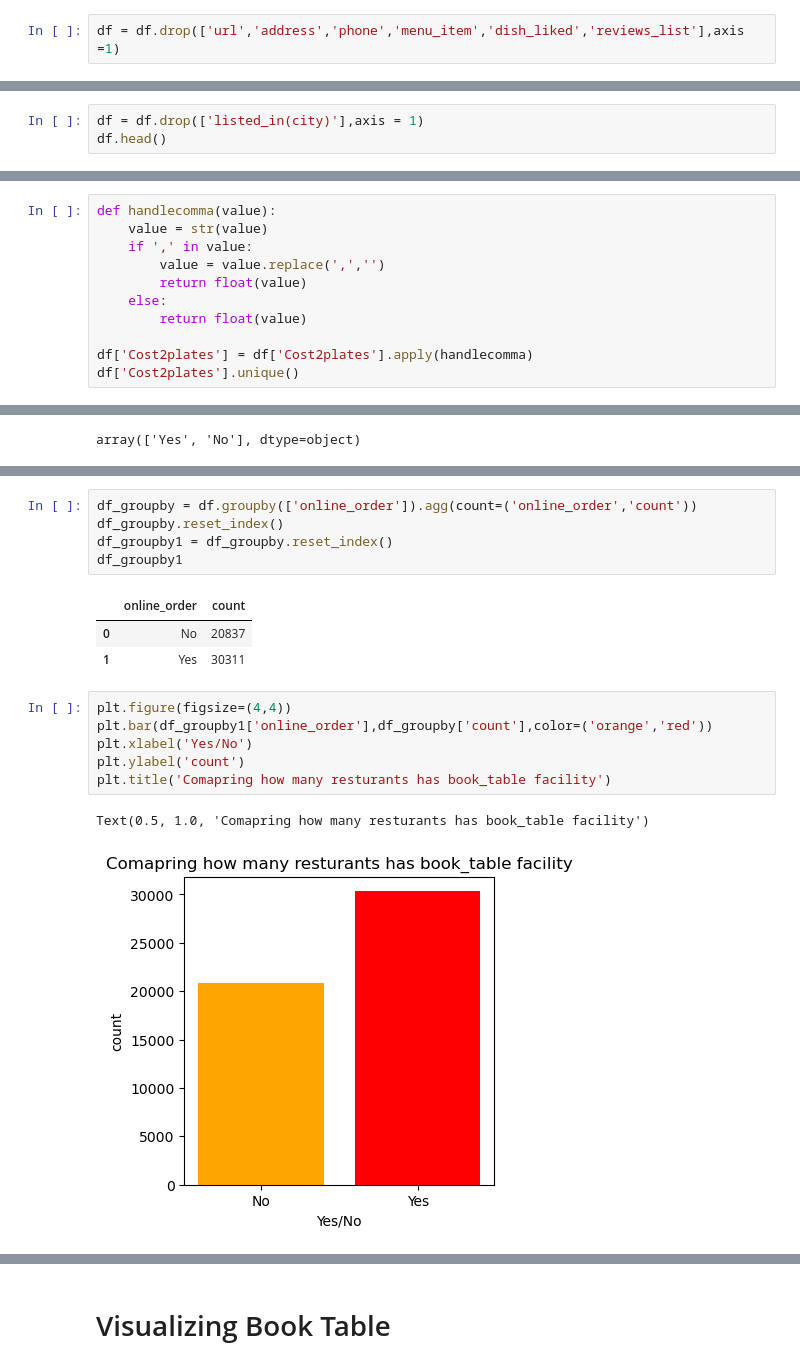
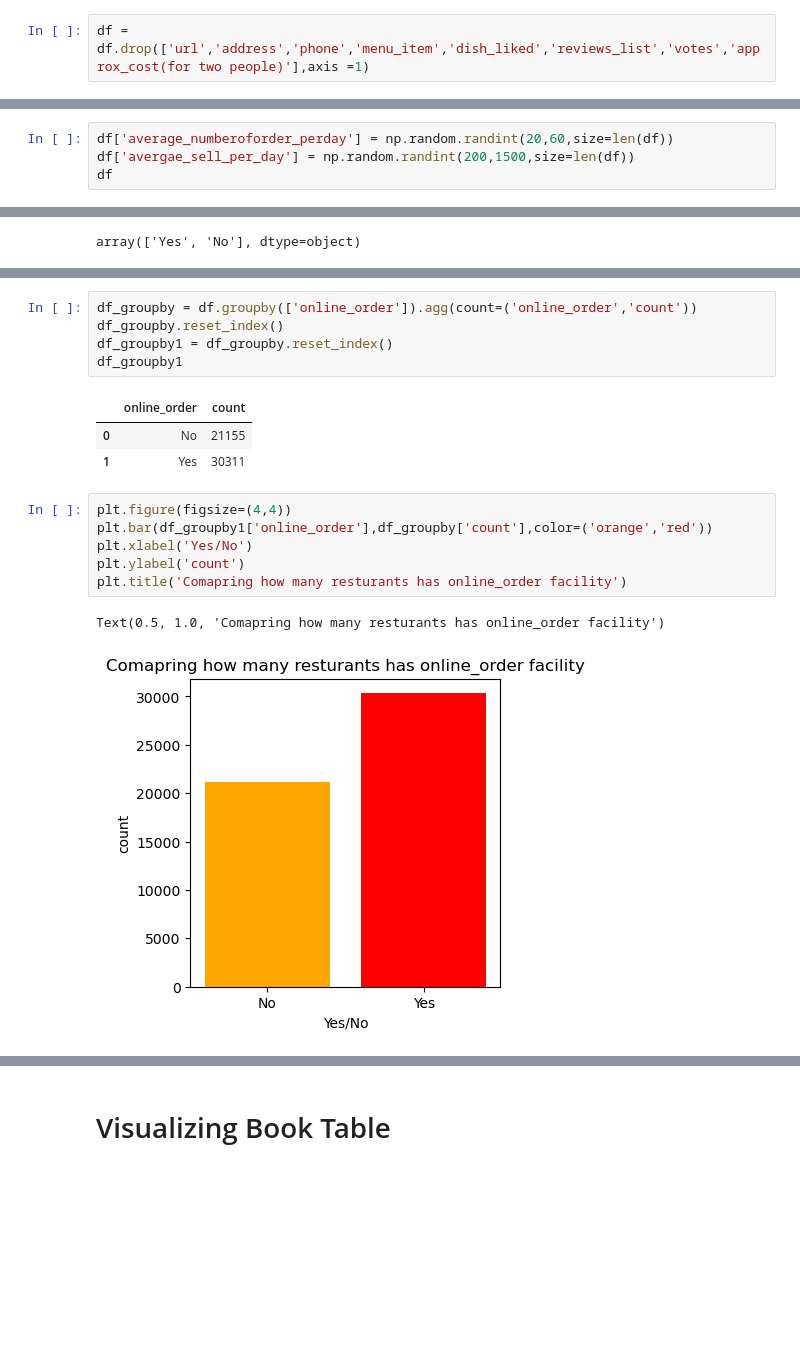
Before and after one commit to Abhijnan345Ghosh/Zomato_datasets_Analysis-Python-Pandas-Numpy-Matplotlib-, a Jupyter notebook: zomatosales analysis.ipynb, the cells around one changed output, grey strips where cells are left out. Saved outputs shown, nothing was run; the diff lists cells and outputs as text; blank space fills up the shorter version.

```diff
--- a/zomatosales analysis.ipynb
+++ b/zomatosales analysis.ipynb
@@ -32,7 +32,7 @@ Index(['url', 'address', 'name', 'online_order', 'book_table', 'rate', 'votes',
        'listed_in(type)', 'listed_in(city)'],
       dtype='object')
 # %%
-df = df.drop(['url','address','phone','menu_item','dish_liked','reviews_list'],axis =1)
+df = df.drop(['url','address','phone','menu_item','dish_liked','reviews_list','votes','approx_cost(for two people)'],axis =1)
 # %%
 df
 # %% [output]
@@ -51,0 +52,4 @@ df
+# %%
+df['average_numberoforder_perday'] = np.random.randint(20,60,size=len(df))
+df['avergae_sell_per_day'] = np.random.randint(200,1500,size=len(df))
+df
@@ -196,3 +211,0 @@ df.head()
-# %%
-df = df.drop(['listed_in(city)'],axis = 1)
-df.head()
@@ -219,11 +211,0 @@ array(['800', '300', '600', '700', '550', '500', '450', '650', '400',
-# %%
-def handlecomma(value):
-    value = str(value)
-    if ',' in value:
-        value = value.replace(',','')
-        return float(value)
-    else:
-        return float(value)
-
-df['Cost2plates'] = df['Cost2plates'].apply(handlecomma)
-df['Cost2plates'].unique()
@@ -557,14 +497,14 @@ df_groupby1 = df_groupby.reset_index()
 df_groupby1
 # %% [output]
 |  | online_order | count |
-| 0 | No | 20837 |
+| 0 | No | 21155 |
 | 1 | Yes | 30311 |
 # %%
 plt.figure(figsize=(4,4))
 plt.bar(df_groupby1['online_order'],df_groupby['count'],color=('orange','red'))
 plt.xlabel('Yes/No')
 plt.ylabel('count')
-plt.title('Comapring how many resturants has book_table facility')
+plt.title('Comapring how many resturants has online_order facility')
 # %% [output]
-Text(0.5, 1.0, 'Comapring how many resturants has book_table facility')
+Text(0.5, 1.0, 'Comapring how many resturants has online_order facility')
-[figure, old version]
+[figure, new version]
```
Also changed, not shown: parts of 96 cells of this notebook.
